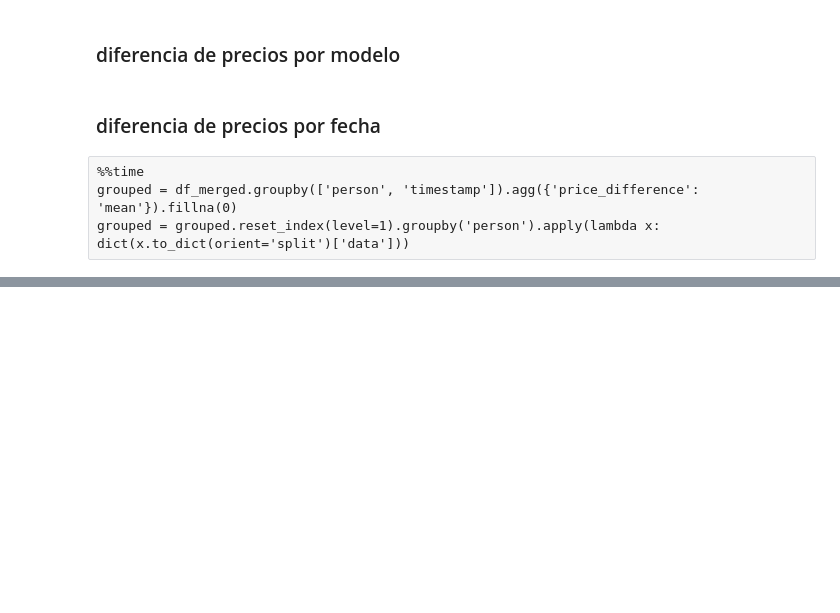
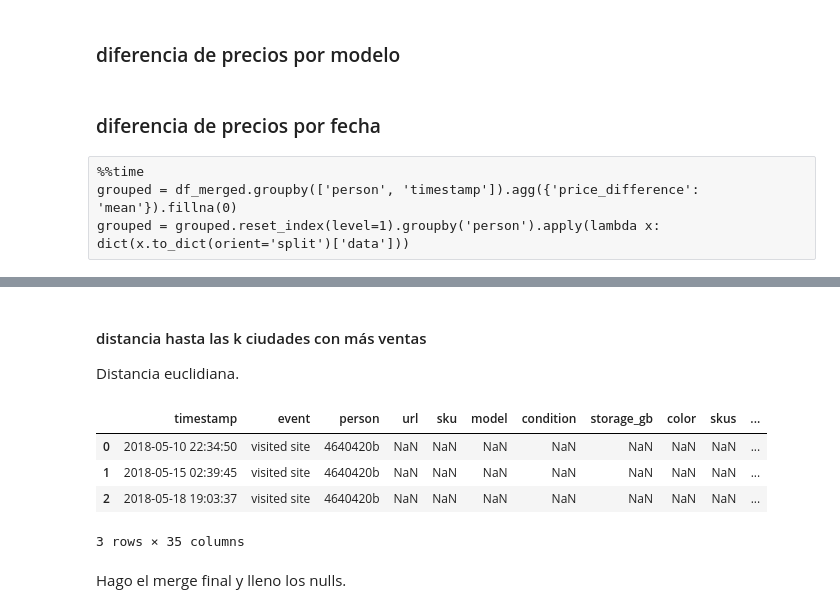
Before and after one commit to seblaz/7506-datos-tp2, a Jupyter notebook: Features/Features Seba.ipynb, the cells around one changed output, grey strips where cells are left out. Drawn from its saved outputs; the diff is of its cells as text; code cells hidden in the pictures; blank space fills up the shorter version.

Commit message:
Calculo la distancia a las 5 ciudades con más ventas

```diff
--- a/Features/Features Seba.ipynb
+++ b/Features/Features Seba.ipynb
@@ -420,0 +580,4 @@ grouped = grouped.reset_index(level=1).groupby('person').apply(lambda x: dict(x.
+# %%
+eventos_conversion = df[df['event'] == 'conversion'][['person']]
+conversions_by_city = eventos_conversion.merge(city_by_user, how='inner', on='person')
+conversions_by_city.head(3)
@@ -420,0 +589,4 @@ grouped = grouped.reset_index(level=1).groupby('person').apply(lambda x: dict(x.
+# %%
+cities = pd.DataFrame(index=conversions_by_city['city'].value_counts().iloc[:k].index)
+cities.index.name = 'city'
+cities
@@ -420,0 +601,3 @@ grouped = grouped.reset_index(level=1).groupby('person').apply(lambda x: dict(x.
+# %%
+cities = cities.merge(cities_with_coord_merged, how='inner', on='city')
+cities
@@ -420,0 +611,17 @@ grouped = grouped.reset_index(level=1).groupby('person').apply(lambda x: dict(x.
+# %% [markdown]
+#### distancia hasta las k ciudades con más ventas
+
+Distancia euclidiana.
+# %%
+for city in cities.itertuples():
+    df_with_coord['distancia a '+city[1]] = ( (df_with_coord['latitude']-city[2]).pow(2) + (df_with_coord['longitude']-city[3]).pow(2) ).pow(.5)
+# %%
+df_with_coord.head(3)
+# %% [output]
+|  | timestamp | event | person | url | sku | model | condition | storage_gb | color | skus | ... |
+| 0 | 2018-05-10 22:34:50 | visited site | 4640420b | NaN | NaN | NaN | NaN | NaN | NaN | NaN | ... |
+| 1 | 2018-05-15 02:39:45 | visited site | 4640420b | NaN | NaN | NaN | NaN | NaN | NaN | NaN | ... |
+| 2 | 2018-05-18 19:03:37 | visited site | 4640420b | NaN | NaN | NaN | NaN | NaN | NaN | NaN | ... |
+3 rows × 35 columns
+# %% [markdown]
+Hago el merge final y lleno los nulls.
```
Also changed, not shown: parts of 46 cells of this notebook.
